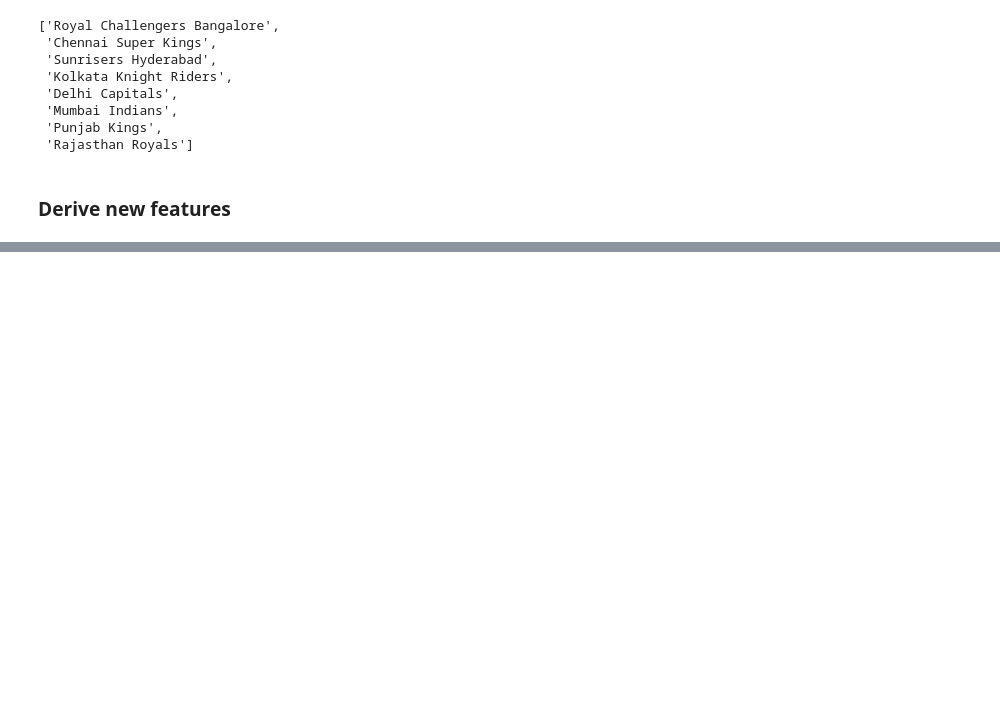
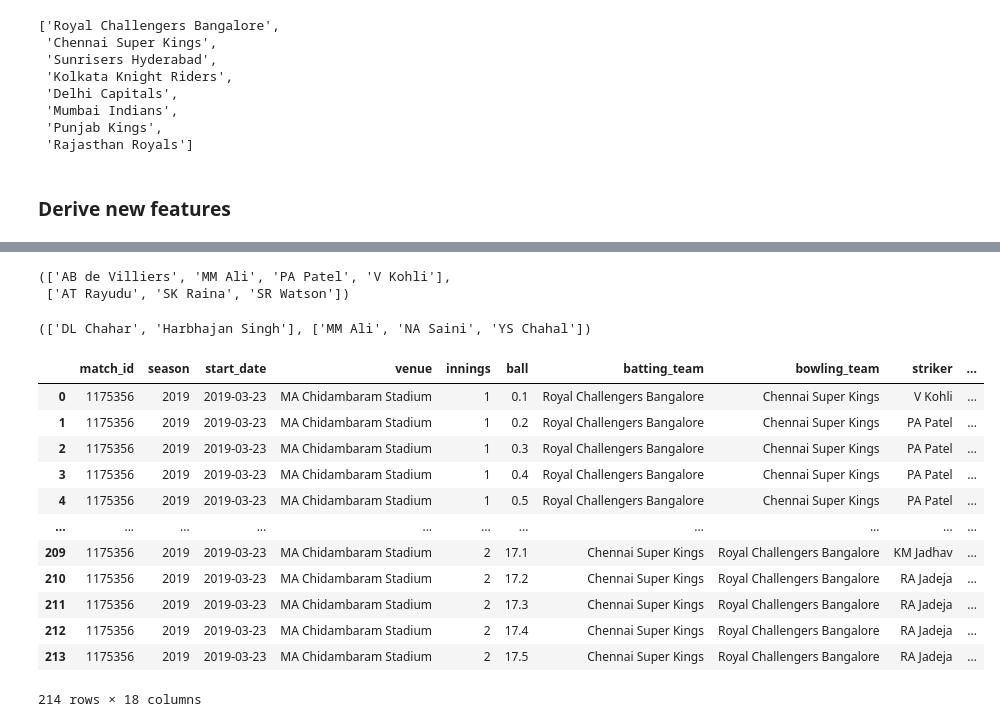
Before and after one commit to kishan19/IPL2021, a Jupyter notebook: Model1.ipynb, the cells around one changed output, grey strips where cells are left out. Saved outputs shown, nothing was run; the diff lists cells and outputs as text; code cells hidden in the pictures; blank space fills up the shorter version.

```diff
--- a/Model1.ipynb
+++ b/Model1.ipynb
@@ -213,0 +286,2 @@ cdf.to_csv('./data/cleaned_cricsheet.csv',index=False)
+# %%
+match_df=cdf.loc[cdf['match_id']==1175356]
@@ -213,0 +296,5 @@ cdf.to_csv('./data/cleaned_cricsheet.csv',index=False)
+# %%
+pp_batters1, pp_batters2
+# %% [output]
+(['AB de Villiers', 'MM Ali', 'PA Patel', 'V Kohli'],
+ ['AT Rayudu', 'SK Raina', 'SR Watson'])
@@ -213,0 +308,20 @@ cdf.to_csv('./data/cleaned_cricsheet.csv',index=False)
+# %%
+pp_bowlers1,pp_bowlers2
+# %% [output]
+(['DL Chahar', 'Harbhajan Singh'], ['MM Ali', 'NA Saini', 'YS Chahal'])
+# %%
+match_df
+# %% [output]
+|  | match_id | season | start_date | venue | innings | ball | batting_team | bowling_team | striker | ... |
+| 0 | 1175356 | 2019 | 2019-03-23 | MA Chidambaram Stadium | 1 | 0.1 | Royal Challengers Bangalore | Chennai Super Kings | V Kohli | ... |
+| 1 | 1175356 | 2019 | 2019-03-23 | MA Chidambaram Stadium | 1 | 0.2 | Royal Challengers Bangalore | Chennai Super Kings | PA Patel | ... |
+| 2 | 1175356 | 2019 | 2019-03-23 | MA Chidambaram Stadium | 1 | 0.3 | Royal Challengers Bangalore | Chennai Super Kings | PA Patel | ... |
+| 3 | 1175356 | 2019 | 2019-03-23 | MA Chidambaram Stadium | 1 | 0.4 | Royal Challengers Bangalore | Chennai Super Kings | PA Patel | ... |
+| 4 | 1175356 | 2019 | 2019-03-23 | MA Chidambaram Stadium | 1 | 0.5 | Royal Challengers Bangalore | Chennai Super Kings | PA Patel | ... |
+| ... | ... | ... | ... | ... | ... | ... | ... | ... | ... | ... |
+| 209 | 1175356 | 2019 | 2019-03-23 | MA Chidambaram Stadium | 2 | 17.1 | Chennai Super Kings | Royal Challengers Bangalore | KM Jadhav | ... |
+| 210 | 1175356 | 2019 | 2019-03-23 | MA Chidambaram Stadium | 2 | 17.2 | Chennai Super Kings | Royal Challengers Bangalore | RA Jadeja | ... |
+| 211 | 1175356 | 2019 | 2019-03-23 | MA Chidambaram Stadium | 2 | 17.3 | Chennai Super Kings | Royal Challengers Bangalore | RA Jadeja | ... |
+| 212 | 1175356 | 2019 | 2019-03-23 | MA Chidambaram Stadium | 2 | 17.4 | Chennai Super Kings | Royal Challengers Bangalore | RA Jadeja | ... |
+| 213 | 1175356 | 2019 | 2019-03-23 | MA Chidambaram Stadium | 2 | 17.5 | Chennai Super Kings | Royal Challengers Bangalore | RA Jadeja | ... |
+214 rows × 18 columns
```
Also changed, not shown: parts of 7 cells of this notebook, 2 other files.
